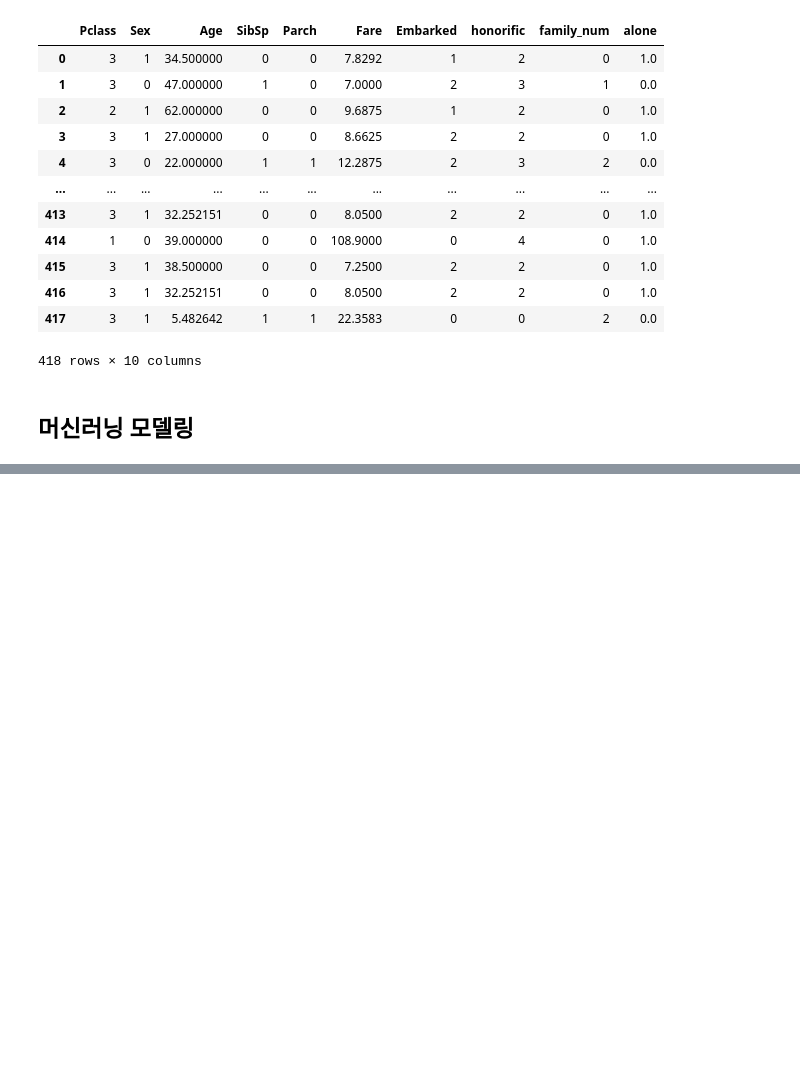
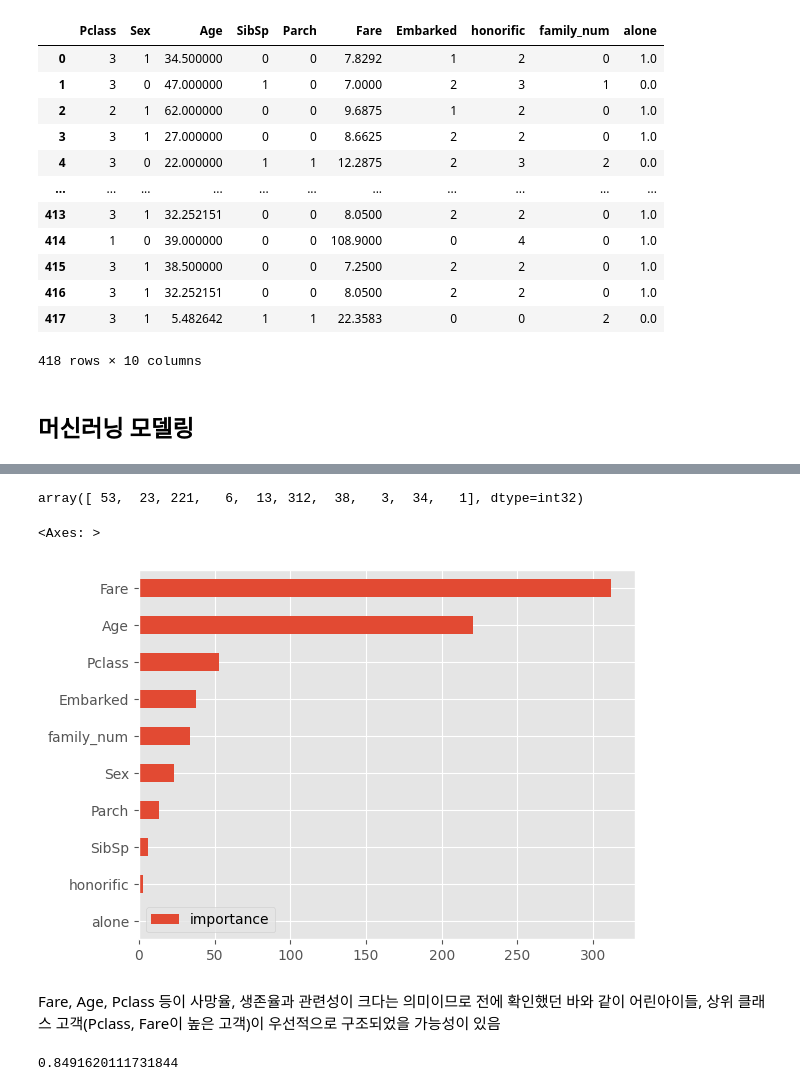
Before and after one commit to LDYWINNER/TIML, a Jupyter notebook: kaggle/titanic_tutorial/titanic_tutorial.ipynb, the cells around one changed output, grey strips where cells are left out. Drawn from its saved outputs; the diff is of its cells as text; code cells hidden in the pictures; blank space fills up the shorter version.

Commit message:
titanic - ml modelling done

```diff
--- a/kaggle/titanic_tutorial/titanic_tutorial.ipynb
+++ b/kaggle/titanic_tutorial/titanic_tutorial.ipynb
@@ -856,0 +929,35 @@ test_X
+# %%
+# 학습 데이터의 20%를 검증 데이터로 분할 - 홀드 아웃
+
+X_train, X_valid, y_train, y_valid = train_test_split(train_X, train_Y, test_size=0.2)
+# %%
+# X_train, y_train 데이터로 모델을 학습하고 X_valid의 예측 정확도 확인
+
+# 카테고리 변수를 지정한 후 LightGBM용 데이터셋을 작성
+categories = ["Embarked", "Pclass", "Sex", "honorific", "alone"]
+
+lgb_train = lgb.Dataset(X_train, y_train, categorical_feature=categories)
+lgb_eval = lgb.Dataset(X_valid, y_valid, categorical_feature=categories, reference=lgb_train)
+# %%
+# LightGBM 실행을 정의하는 하이퍼파라미터 설정
+
+lgbm_params = {
+    "objective": "binary",
+    "random_seed": 1234
+}
+# objective는 목적에 따라 binary(2차 분류), regression(회귀), multiclass(다클래스 분류)중에서 하나 선택
+# 타이타닉 튜토리얼에서는 생존 값과 사망 값 두 개로 분류하므로 binary로 설정
+# %%
+# LightGBM으로 머신러닝 모델 학습시키기
+
+# num_boost_round: 학습 횟수
+# early_stopping_rounds: 학습할 떄 몇 번 연속으로 결과가 개선되지 않으면 학습을 중지할지
+# verbose_eval: 학습 결과의 표시 빈도
+
+from lightgbm.callback import early_stopping, log_evaluation
+
+model_lgb = lgb.train(lgbm_params,
+                     lgb_train,
+                     valid_sets=lgb_eval,
+                     num_boost_round=100,
+                     callbacks=[log_evaluation(period=10), early_stopping(stopping_rounds=20)])
@@ -856,0 +982,17 @@ test_X
+# %%
+# 각 변수의 중요도 조사
+
+# 이 모델에 사용된 학습 데이터 중 어떤 설명 변수가 얼마나 중요한 역할을 했는지 알아보기 - 몇 번째 열이 중요했는지 알 수 있음
+model_lgb.feature_importance()
+# %% [output]
+array([ 53,  23, 221,   6,  13, 312,  38,   3,  34,   1], dtype=int32)
+# %%
+# 각 열명 표시하기
+
+importance = pd.DataFrame(model_lgb.feature_importance(), index=X_train.columns, columns=["importance"]).sort_values(by="importance", ascending=True)
+importance.plot.barh()
+# %% [output]
+<Axes: >
+[figure, added]
+# %% [markdown]
+Fare, Age, Pclass 등이 사망율, 생존율과 관련성이 크다는 의미이므로 전에 확인했던 바와 같이 어린아이들, 상위 클래스 고객(Pclass, Fare이 높은 고객)이 우선적으로 구조되었을 가능성이 있음
@@ -856,0 +1016,4 @@ test_X
+# %%
+accuracy_score(y_valid, np.round(y_pred))
+# %% [output]
+0.8491620111731844
```
Also changed, not shown: parts of 45 cells of this notebook, 4 other files.
